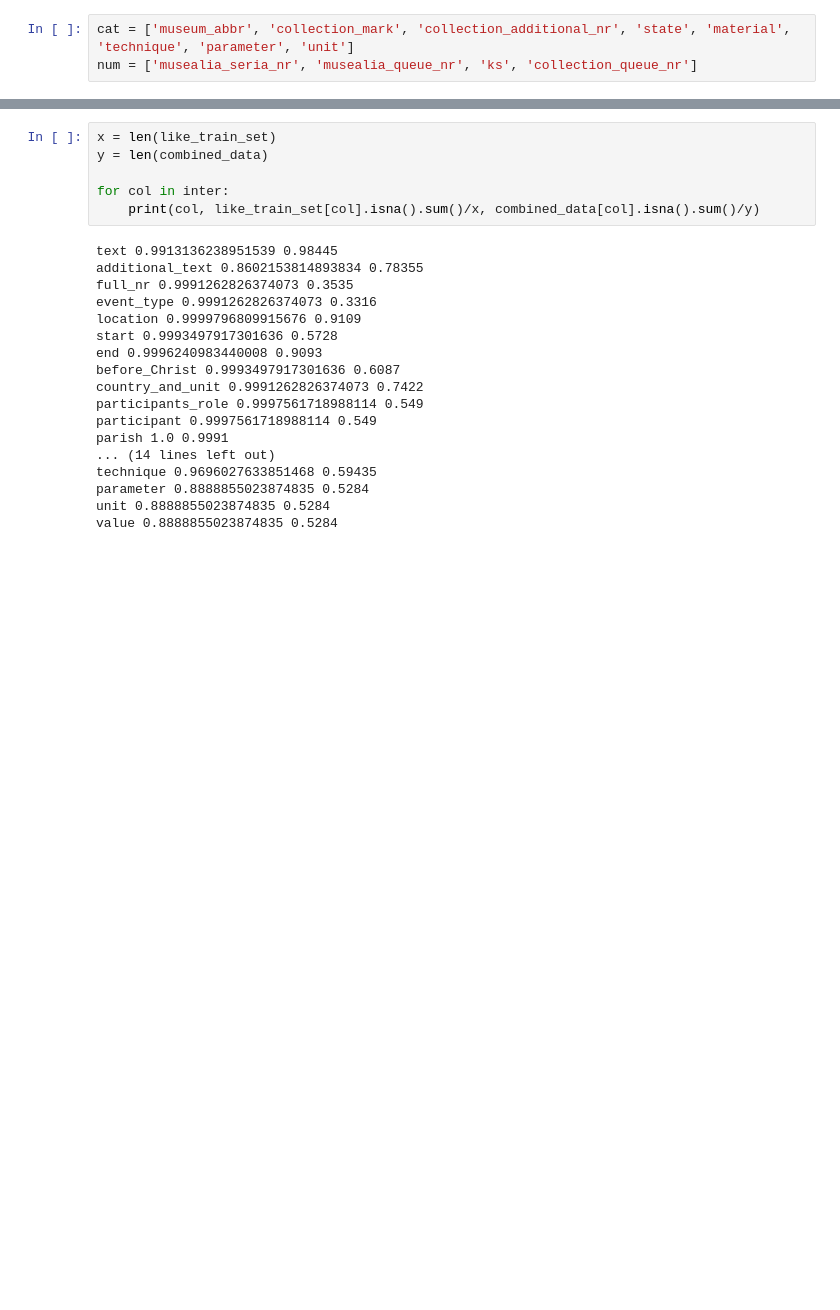
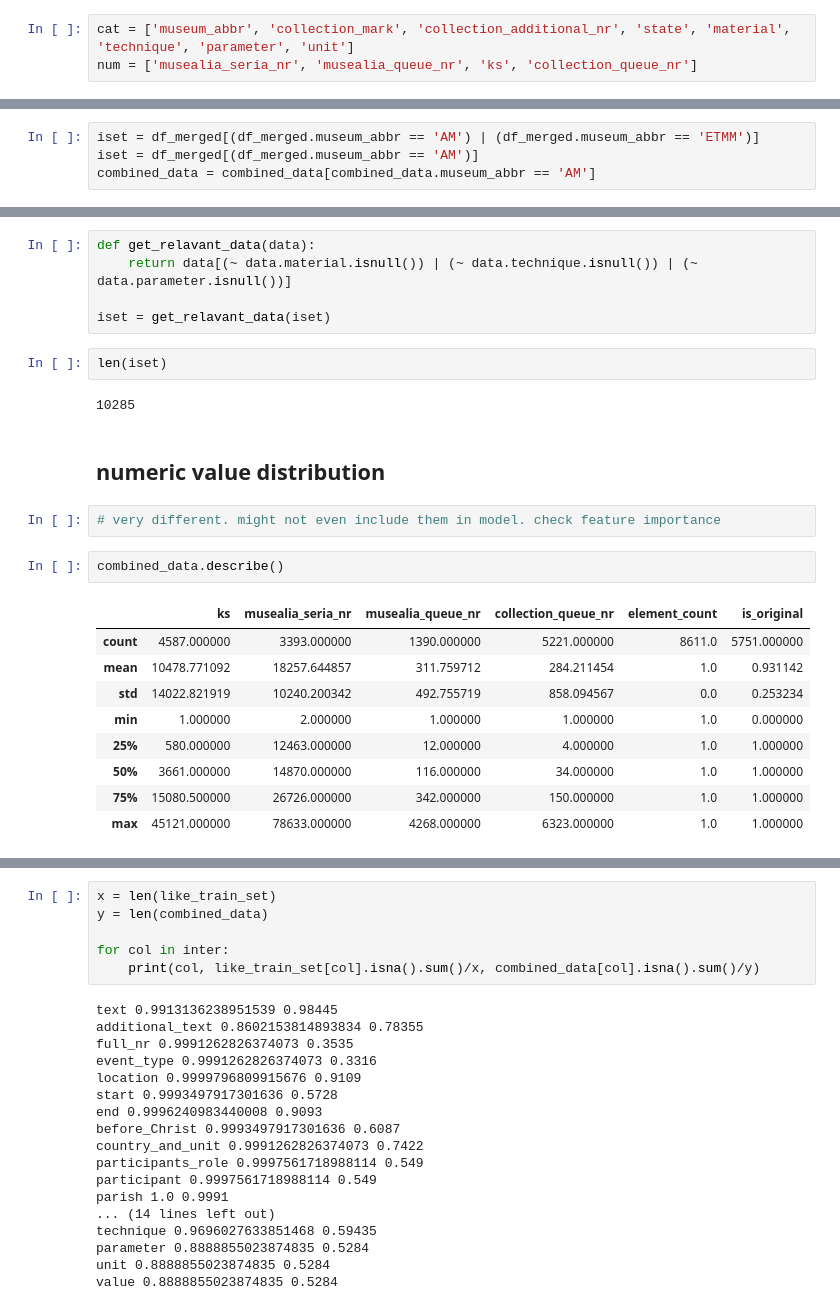
Before and after one commit to tillwenke/museum_item_classification, a Jupyter notebook: typeless_data_discovery.ipynb, the cells around one changed output, grey strips where cells are left out. Saved outputs shown, nothing was run; the diff lists cells and outputs as text; blank space fills up the shorter version.

```diff
--- a/typeless_data_discovery.ipynb
+++ b/typeless_data_discovery.ipynb
@@ -90,0 +32,4 @@ for col in cat:
+# %%
+iset = df_merged[(df_merged.museum_abbr == 'AM') | (df_merged.museum_abbr == 'ETMM')]
+iset = df_merged[(df_merged.museum_abbr == 'AM')]
+combined_data = combined_data[combined_data.museum_abbr == 'AM']
@@ -90,0 +45,25 @@ for col in cat:
+# %%
+def get_relavant_data(data):
+    return data[(~ data.material.isnull()) | (~ data.technique.isnull()) | (~ data.parameter.isnull())]
+
+iset = get_relavant_data(iset)
+# %%
+len(iset)
+# %% [output]
+10285
+# %% [markdown]
+## numeric value distribution
+# %%
+# very different. might not even include them in model. check feature importance
+# %%
+combined_data.describe()
+# %% [output]
+|  | ks | musealia_seria_nr | musealia_queue_nr | collection_queue_nr | element_count | is_original |
+| count | 4587.000000 | 3393.000000 | 1390.000000 | 5221.000000 | 8611.0 | 5751.000000 |
+| mean | 10478.771092 | 18257.644857 | 311.759712 | 284.211454 | 1.0 | 0.931142 |
+| std | 14022.821919 | 10240.200342 | 492.755719 | 858.094567 | 0.0 | 0.253234 |
+| min | 1.000000 | 2.000000 | 1.000000 | 1.000000 | 1.0 | 0.000000 |
+| 25% | 580.000000 | 12463.000000 | 12.000000 | 4.000000 | 1.0 | 1.000000 |
+| 50% | 3661.000000 | 14870.000000 | 116.000000 | 34.000000 | 1.0 | 1.000000 |
+| 75% | 15080.500000 | 26726.000000 | 342.000000 | 150.000000 | 1.0 | 1.000000 |
+| max | 45121.000000 | 78633.000000 | 4268.000000 | 6323.000000 | 1.0 | 1.000000 |
```
Also changed, not shown: parts of 55 cells of this notebook, 2 other files.
